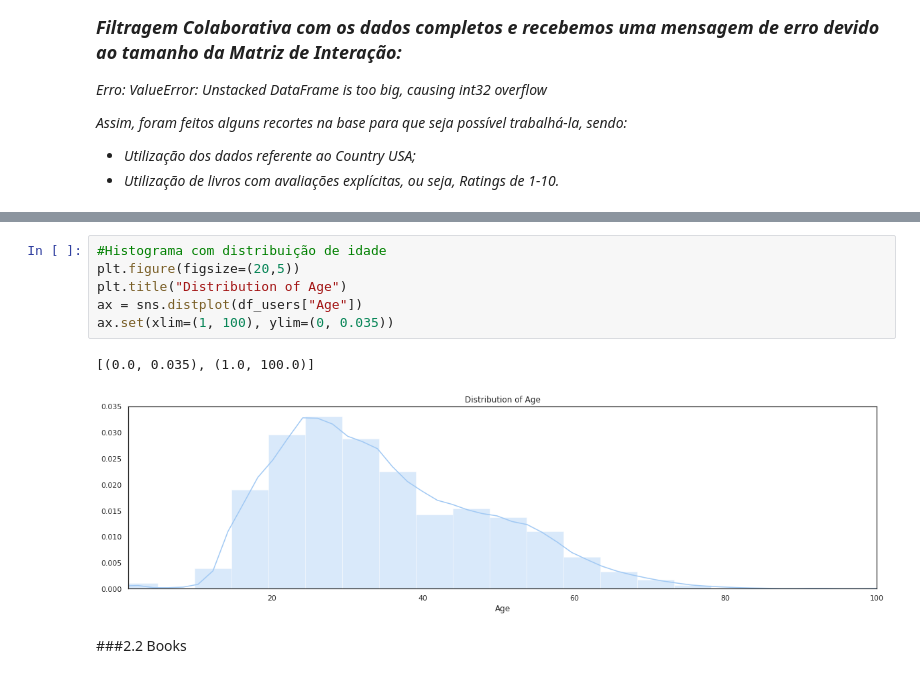
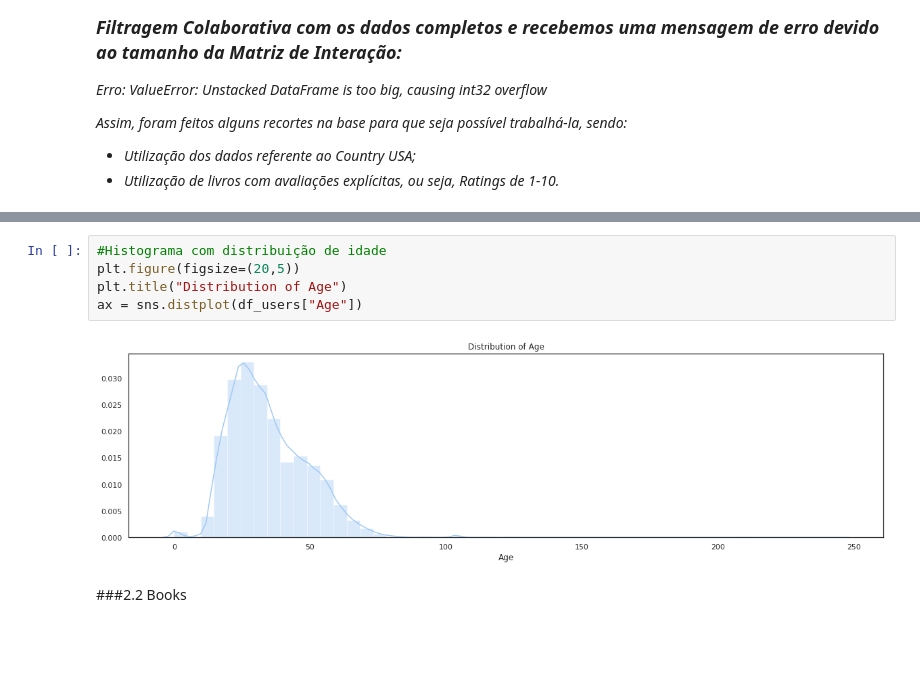
Before and after one commit to vivitc/deep-learning-books, a Jupyter notebook: Trabalho_DL_Books.ipynb, the cells around one changed output, grey strips where cells are left out. Saved outputs shown, nothing was run; the diff lists cells and outputs as text; blank space fills up the shorter version.

```diff
--- a/Trabalho_DL_Books.ipynb
+++ b/Trabalho_DL_Books.ipynb
@@ -228,12 +225,10 @@ Name: Age, dtype: int64
 # %%
 #Histograma com distribuição de idade
 plt.figure(figsize=(20,5))
 plt.title("Distribution of Age")
 ax = sns.distplot(df_users["Age"])
-ax.set(xlim=(1, 100), ylim=(0, 0.035))
 # %% [output]
-[(0.0, 0.035), (1.0, 100.0)]
-[figure, old version]
+[figure, new version]
 # %% [markdown]
 ###2.2 Books
 # %%
```
Also changed, not shown: parts of 50 cells of this notebook.
